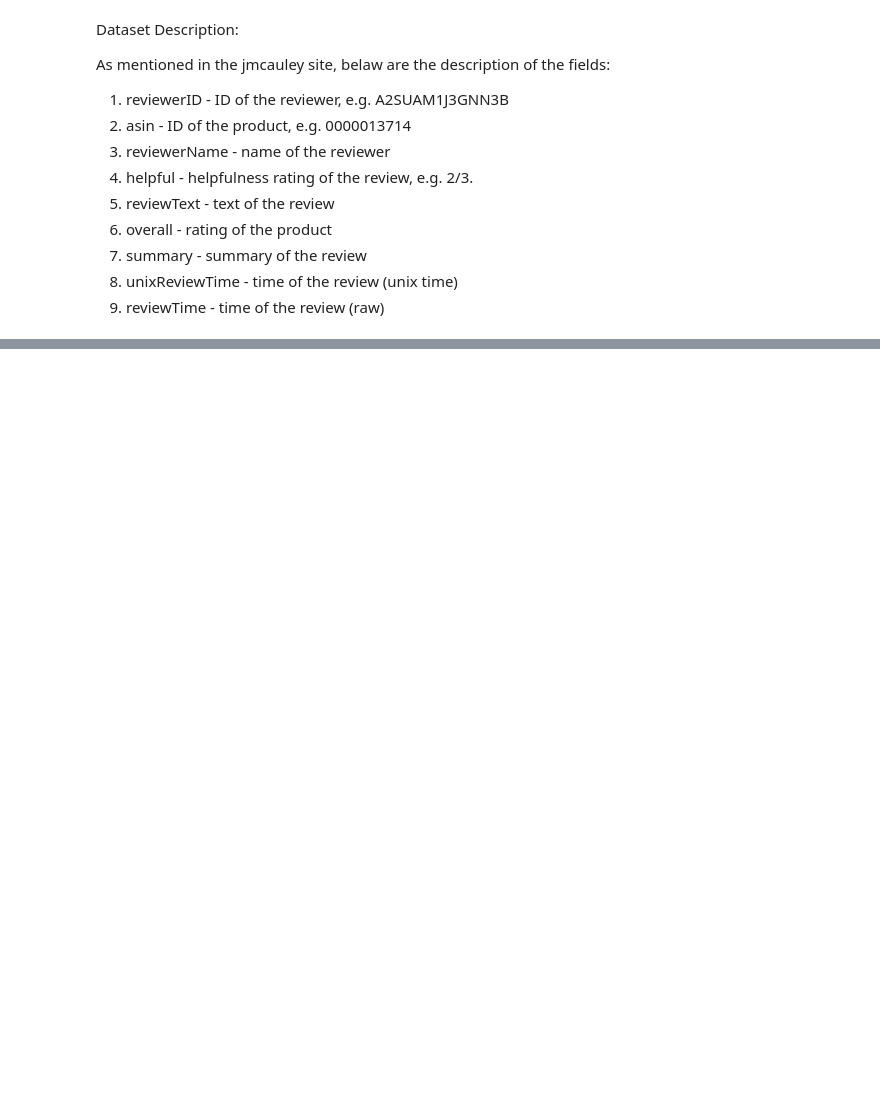
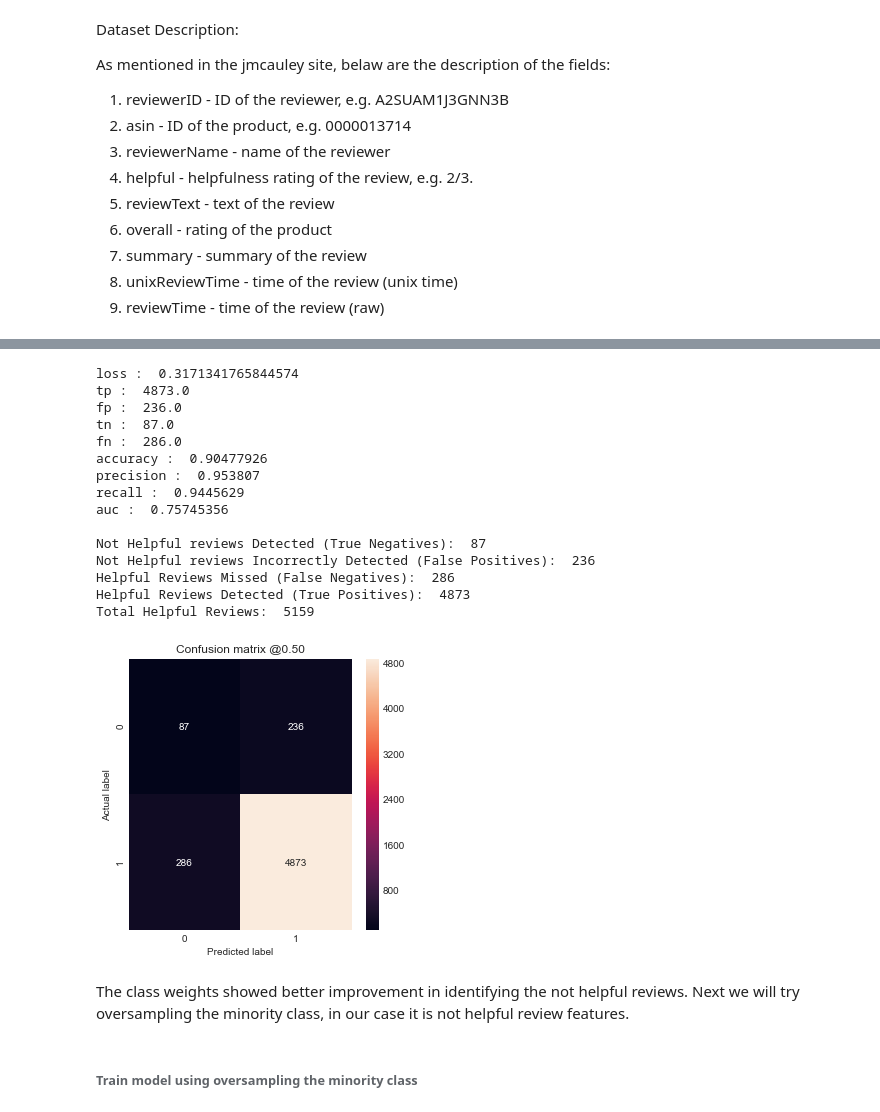
Before and after one commit to subhashree-ai/amazon-review-helpfulness-prediction, a Jupyter notebook: notebooks/amazon_helpfulness_prediction_deep_learning.ipynb, the cells around one changed output, grey strips where cells are left out. Cells and saved outputs as stored; diff of their text form; code cells hidden in the pictures; blank space fills up the shorter version.

```diff
--- a/notebooks/amazon_helpfulness_prediction_deep_learning.ipynb
+++ b/notebooks/amazon_helpfulness_prediction_deep_learning.ipynb
@@ -280,0 +505,10 @@ https://realpython.com/python-keras-text-classification/
+# %%
+# Scaling by total/2 helps keep the loss to a similar magnitude.
+# The sum of the weights of all examples stays the same.
+weight_for_0 = (1 / neg)*(total)/2.0
+weight_for_1 = (1 / pos)*(total)/2.0
+
+class_weight = {0: weight_for_0, 1: weight_for_1}
+
+print('Weight for class 0: {:.2f}'.format(weight_for_0))
+print('Weight for class 1: {:.2f}'.format(weight_for_1))
@@ -280,0 +518,13 @@ https://realpython.com/python-keras-text-classification/
+# %%
+weighted_model = create_model()
+weighted_model.load_weights(initial_weights)
+
+weighted_history = weighted_model.fit(
+    X_train_features,
+    y_train,
+    batch_size=BATCH_SIZE,
+    epochs=EPOCHS,
+    callbacks = [early_stopping],
+    validation_data=(X_val_features, y_val),
+    # The class weights go here
+    class_weight=class_weight)
@@ -280,0 +549,34 @@ https://realpython.com/python-keras-text-classification/
+# %%
+# Evaluate metrics
+train_predictions_weighted = weighted_model.predict(X_train_features, batch_size=BATCH_SIZE)
+test_predictions_weighted = weighted_model.predict(X_test_features, batch_size=BATCH_SIZE)
+# %%
+# Display confusion matrix and classification report
+weighted_results = weighted_model.evaluate(X_test_features, y_test,
+                                  batch_size=BATCH_SIZE, verbose=0)
+for name, value in zip(model.metrics_names, weighted_results):
+    print(name, ': ', value)
+print()
+
+plot_cm(y_test, test_predictions_weighted)
+# %% [output]
+loss :  0.3171341765844574
+tp :  4873.0
+fp :  236.0
+tn :  87.0
+fn :  286.0
+accuracy :  0.90477926
+precision :  0.953807
+recall :  0.9445629
+auc :  0.75745356
+
+Not Helpful reviews Detected (True Negatives):  87
+Not Helpful reviews Incorrectly Detected (False Positives):  236
+Helpful Reviews Missed (False Negatives):  286
+Helpful Reviews Detected (True Positives):  4873
+Total Helpful Reviews:  5159
+[figure, added]
+# %% [markdown]
+ The class weights showed better improvement in identifying the not helpful reviews. Next we will try oversampling the minority class, in our case it is not helpful review features.
+# %% [markdown]
+###### Train model using oversampling the minority class
```
Also changed, not shown: parts of 89 cells of this notebook, 1 other file.
